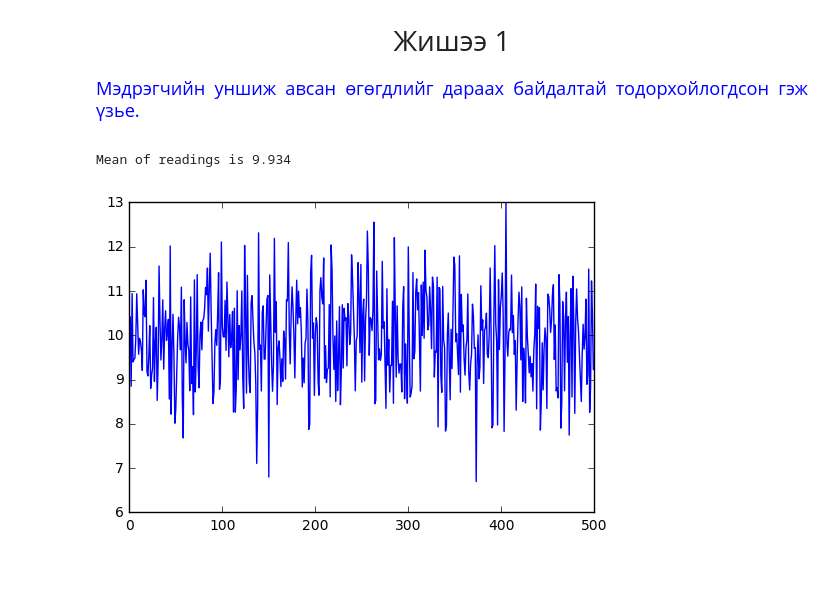
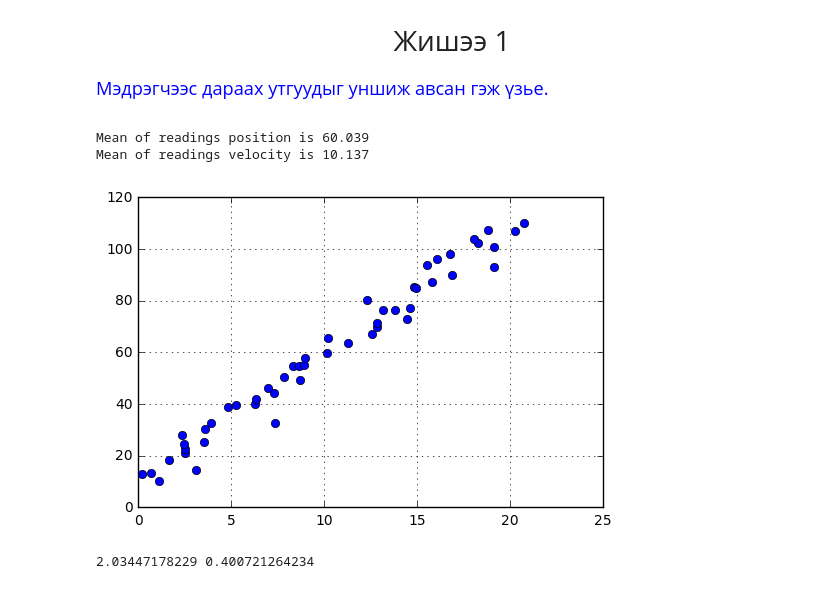
Before and after one commit to orgilj/Kalman-, a Jupyter notebook: Kalman filter Ball Bounce example.ipynb, the cells around one changed output. Drawn from its saved outputs; the diff is of its cells as text; code cells hidden in the pictures.

```diff
--- a/Kalman filter Ball Bounce example.ipynb
+++ b/Kalman filter Ball Bounce example.ipynb
@@ -634,20 +634,23 @@ Kalman Filter - ийг хэрэгжүүлэхийн өмнө бид дахиад
 # %% [markdown]
 <div style="text-align: justify">
 <span style="color:blue;font-family: Times New Roman; font-size: 1.3em;">
-Мэдрэгчийн уншиж авсан өгөгдлийг дараах байдалтай тодорхойлогдсон гэж үзье.
+Мэдрэгчээс дараах утгуудыг уншиж авсан гэж үзье.
 
 </span></div>
 # %%
 %matplotlib inline
 import numpy as np
 import matplotlib.pyplot as plt
 from numpy.random import randn
 
-xs = range(500)
-ys = randn(500)*1 + 10.
-plt.plot(xs, ys)
-print('Mean of readings is {:.3f}'.format(np.mean(ys)))
+position = np.linspace( 10, 110, 50 ) + randn(50)
+velocity = np.linspace( 0, 20, 50 ) + randn(50)
+plt.plot(velocity, position,'bo')
+plt.grid(True)
+print('Mean of readings position is {:.3f}'.format(np.mean(position)))
+print('Mean of readings velocity is {:.3f}'.format(np.mean(velocity)))
 # %% [output]
-Mean of readings is 9.934
+Mean of readings position is 60.039
+Mean of readings velocity is 10.137
-[figure, old version]
+[figure, new version]
 # %%
@@ -670,0 +677,4 @@ def predict(posterior, movement):
+# %%
+print z_position,z_velocity
+# %% [output]
+2.03447178229 0.400721264234
```
Also changed, not shown: parts of 2 cells of this notebook.
